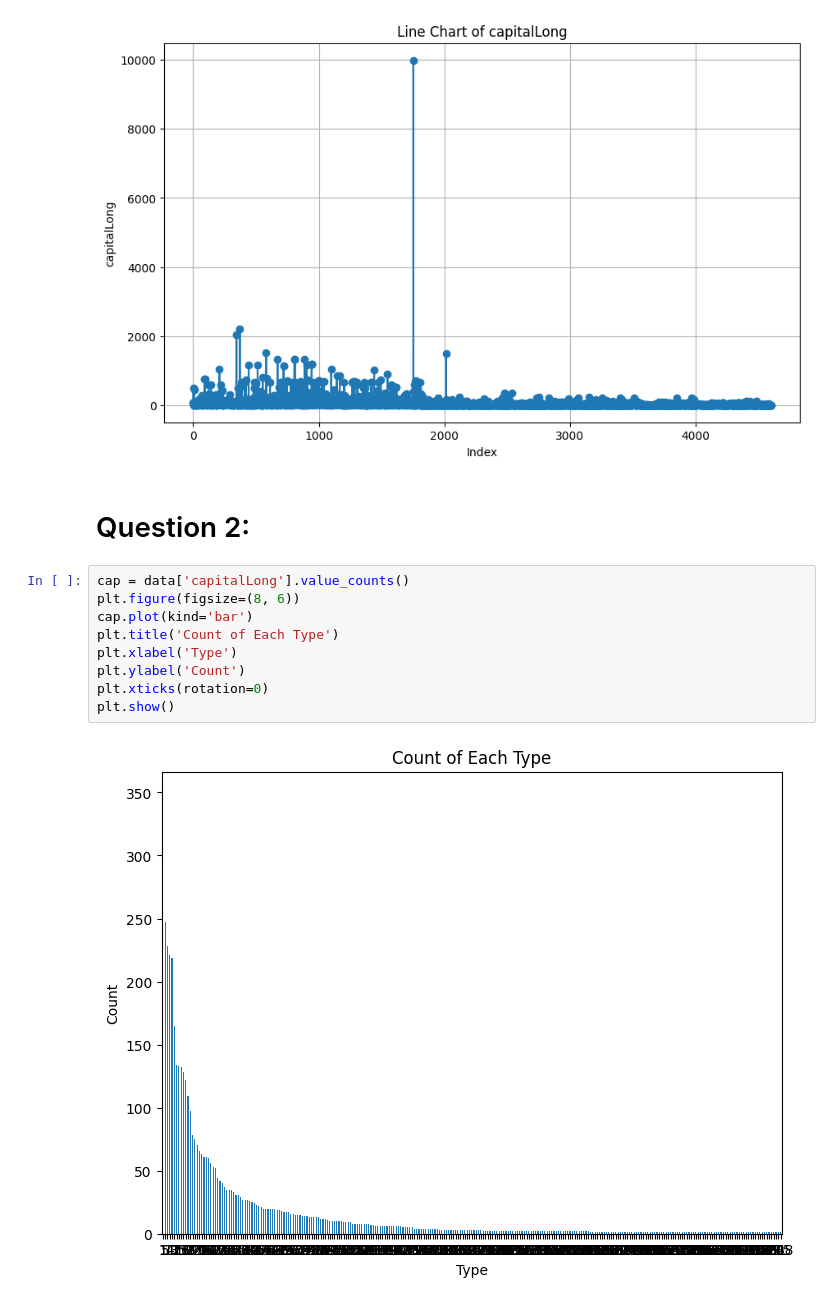
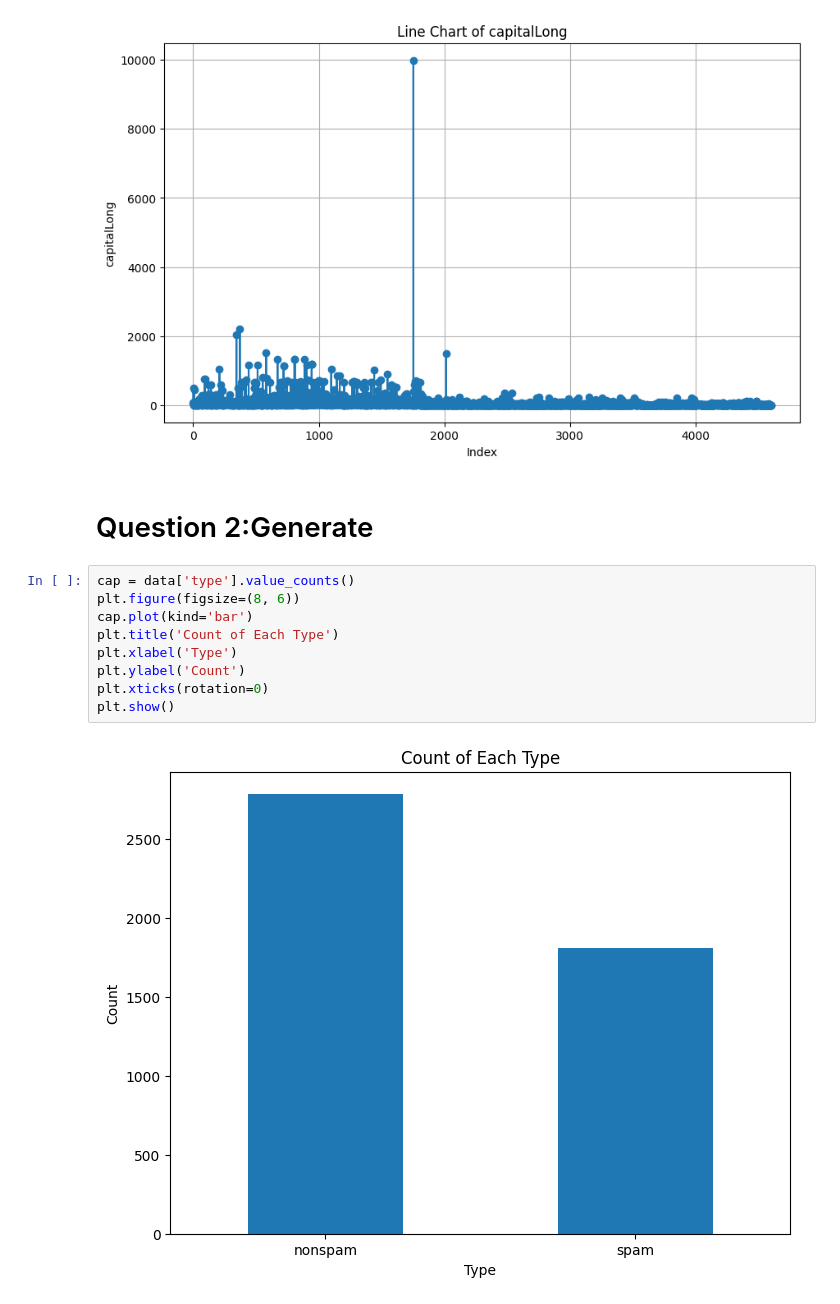
Before and after one commit to ar00146/Alexis_Ross_CYBR520_Fall24, a Jupyter notebook: Homeworks/HW 1.ipynb, the cells around one changed output. Saved outputs shown, nothing was run; the diff lists cells and outputs as text.

Commit message:
Hw 1
changes to question 2

```diff
--- a/Homeworks/HW 1.ipynb
+++ b/Homeworks/HW 1.ipynb
@@ -34,15 +34,15 @@ plt.show()
 # %% [output]
 [figure]
 # %% [markdown]
-# Question 2:
+# Question 2:Generate
 # %%
-cap = data['capitalLong'].value_counts()
+cap = data['type'].value_counts()
 plt.figure(figsize=(8, 6))
 cap.plot(kind='bar')
 plt.title('Count of Each Type')
 plt.xlabel('Type')
 plt.ylabel('Count')
 plt.xticks(rotation=0)
 plt.show()
 # %% [output]
-[figure, old version]
+[figure, new version]
```
